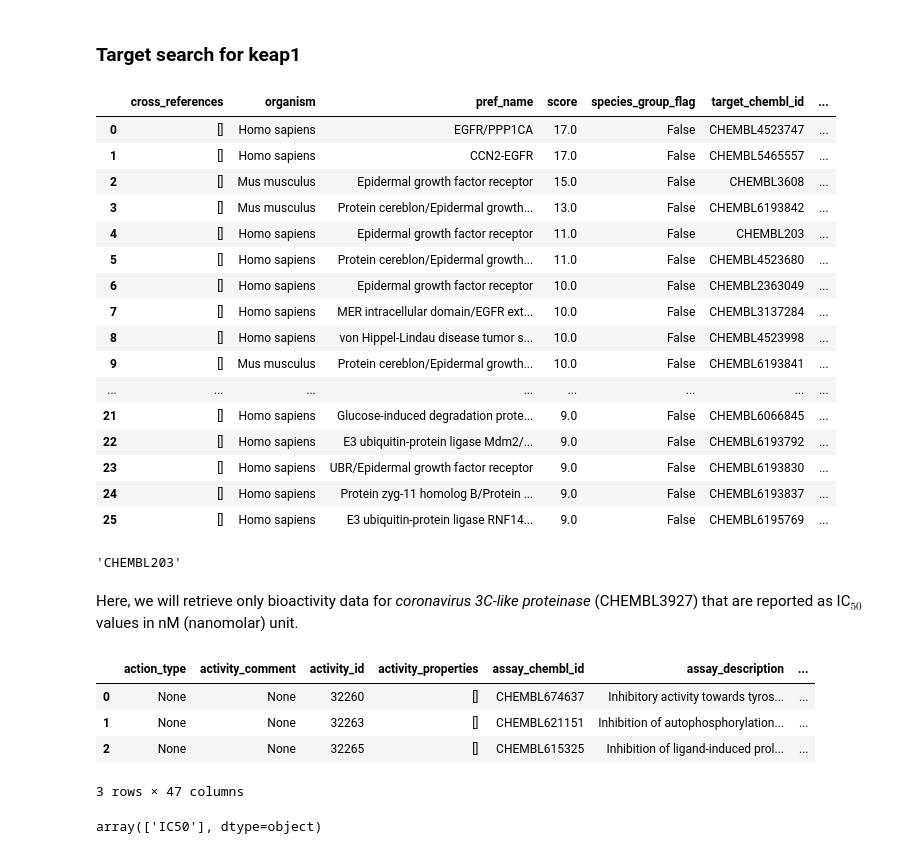
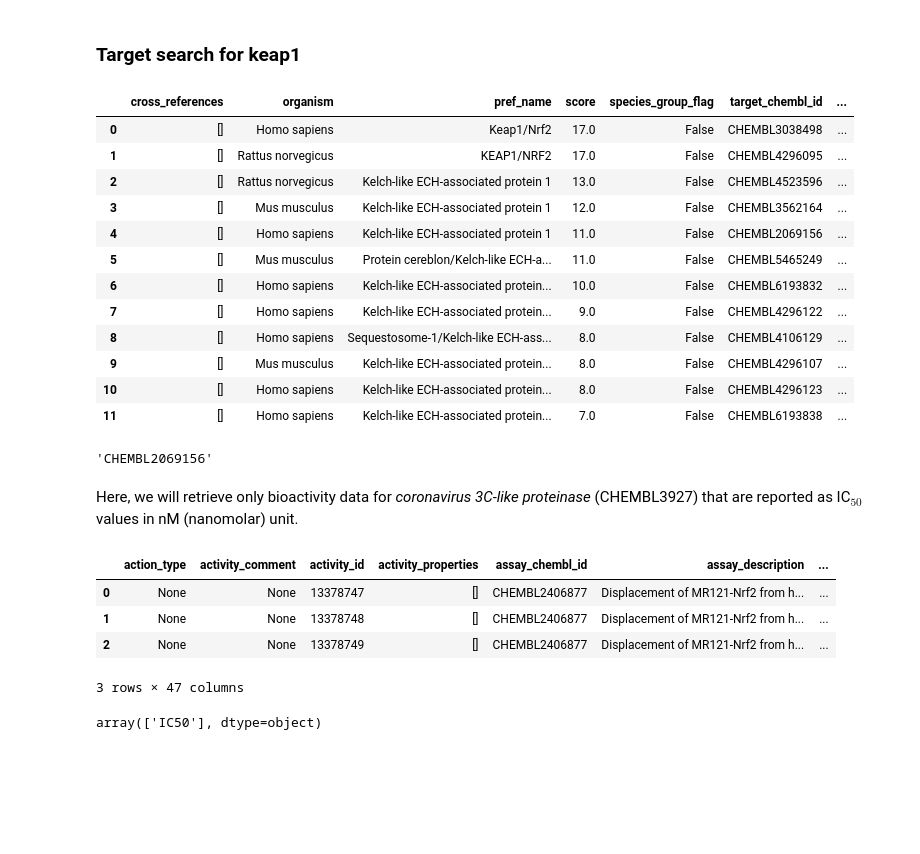
Before and after one commit to israakadhem0-coder/coronavirus, a Jupyter notebook: python/CDD_ML_Part_1_EGFR.ipynb, the cells around one changed output. Cells and saved outputs as stored; diff of their text form; code cells hidden in the pictures; blank space fills up the shorter version.

```diff
--- a/python/CDD_ML_Part_1_EGFR.ipynb
+++ b/python/CDD_ML_Part_1_EGFR.ipynb
@@ -36,34 +29,30 @@ from chembl_webresource_client.new_client import new_client
 # %% [markdown]
 ### **Target search for keap1**
 # %%
-# Target search for EGFR
+# Target search for nrf2_keap1
 target = new_client.target
-target_query = target.search('EGFR')
+target_query = target.search('Keap1')
 targets = pd.DataFrame.from_dict(target_query)
 targets
 # %% [output]
 |  | cross_references | organism | pref_name | score | species_group_flag | target_chembl_id | ... |
-| 0 | [] | Homo sapiens | EGFR/PPP1CA | 17.0 | False | CHEMBL4523747 | ... |
-| 1 | [] | Homo sapiens | CCN2-EGFR | 17.0 | False | CHEMBL5465557 | ... |
-| 2 | [] | Mus musculus | Epidermal growth factor receptor | 15.0 | False | CHEMBL3608 | ... |
-| 3 | [] | Mus musculus | Protein cereblon/Epidermal growth... | 13.0 | False | CHEMBL6193842 | ... |
-| 4 | [] | Homo sapiens | Epidermal growth factor receptor | 11.0 | False | CHEMBL203 | ... |
-| 5 | [] | Homo sapiens | Protein cereblon/Epidermal growth... | 11.0 | False | CHEMBL4523680 | ... |
-| 6 | [] | Homo sapiens | Epidermal growth factor receptor | 10.0 | False | CHEMBL2363049 | ... |
-| 7 | [] | Homo sapiens | MER intracellular domain/EGFR ext... | 10.0 | False | CHEMBL3137284 | ... |
-| 8 | [] | Homo sapiens | von Hippel-Lindau disease tumor s... | 10.0 | False | CHEMBL4523998 | ... |
-| 9 | [] | Mus musculus | Protein cereblon/Epidermal growth... | 10.0 | False | CHEMBL6193841 | ... |
-| ... | ... | ... | ... | ... | ... | ... | ... |
-| 21 | [] | Homo sapiens | Glucose-induced degradation prote... | 9.0 | False | CHEMBL6066845 | ... |
-| 22 | [] | Homo sapiens | E3 ubiquitin-protein ligase Mdm2/... | 9.0 | False | CHEMBL6193792 | ... |
-| 23 | [] | Homo sapiens | UBR/Epidermal growth factor receptor | 9.0 | False | CHEMBL6193830 | ... |
-| 24 | [] | Homo sapiens | Protein zyg-11 homolog B/Protein ... | 9.0 | False | CHEMBL6193837 | ... |
-| 25 | [] | Homo sapiens | E3 ubiquitin-protein ligase RNF14... | 9.0 | False | CHEMBL6195769 | ... |
+| 0 | [] | Homo sapiens | Keap1/Nrf2 | 17.0 | False | CHEMBL3038498 | ... |
+| 1 | [] | Rattus norvegicus | KEAP1/NRF2 | 17.0 | False | CHEMBL4296095 | ... |
+| 2 | [] | Rattus norvegicus | Kelch-like ECH-associated protein 1 | 13.0 | False | CHEMBL4523596 | ... |
+| 3 | [] | Mus musculus | Kelch-like ECH-associated protein 1 | 12.0 | False | CHEMBL3562164 | ... |
+| 4 | [] | Homo sapiens | Kelch-like ECH-associated protein 1 | 11.0 | False | CHEMBL2069156 | ... |
+| 5 | [] | Mus musculus | Protein cereblon/Kelch-like ECH-a... | 11.0 | False | CHEMBL5465249 | ... |
+| 6 | [] | Homo sapiens | Kelch-like ECH-associated protein... | 10.0 | False | CHEMBL6193832 | ... |
+| 7 | [] | Homo sapiens | Kelch-like ECH-associated protein... | 9.0 | False | CHEMBL4296122 | ... |
+| 8 | [] | Homo sapiens | Sequestosome-1/Kelch-like ECH-ass... | 8.0 | False | CHEMBL4106129 | ... |
+| 9 | [] | Mus musculus | Kelch-like ECH-associated protein... | 8.0 | False | CHEMBL4296107 | ... |
+| 10 | [] | Homo sapiens | Kelch-like ECH-associated protein... | 8.0 | False | CHEMBL4296123 | ... |
+| 11 | [] | Homo sapiens | Kelch-like ECH-associated protein... | 7.0 | False | CHEMBL6193838 | ... |
 # %%
 selected_target = targets.target_chembl_id[4]
 selected_target
 # %% [output]
-'CHEMBL203'
+'CHEMBL2069156'
 # %% [markdown]
 Here, we will retrieve only bioactivity data for *coronavirus 3C-like proteinase* (CHEMBL3927) that are reported as IC$_{50}$ values in nM (nanomolar) unit.
 # %%
@@ -75,9 +64,9 @@ df = pd.DataFrame.from_dict(res)
 df.head(3)
 # %% [output]
 |  | action_type | activity_comment | activity_id | activity_properties | assay_chembl_id | assay_description | ... |
-| 0 | None | None | 32260 | [] | CHEMBL674637 | Inhibitory activity towards tyros... | ... |
-| 1 | None | None | 32263 | [] | CHEMBL621151 | Inhibition of autophosphorylation... | ... |
-| 2 | None | None | 32265 | [] | CHEMBL615325 | Inhibition of ligand-induced prol... | ... |
+| 0 | None | None | 13378747 | [] | CHEMBL2406877 | Displacement of MR121-Nrf2 from h... | ... |
+| 1 | None | None | 13378748 | [] | CHEMBL2406877 | Displacement of MR121-Nrf2 from h... | ... |
+| 2 | None | None | 13378749 | [] | CHEMBL2406877 | Displacement of MR121-Nrf2 from h... | ... |
 3 rows × 47 columns
 # %%
 df.standard_type.unique()
```
Also changed, not shown: parts of 10 cells of this notebook.
